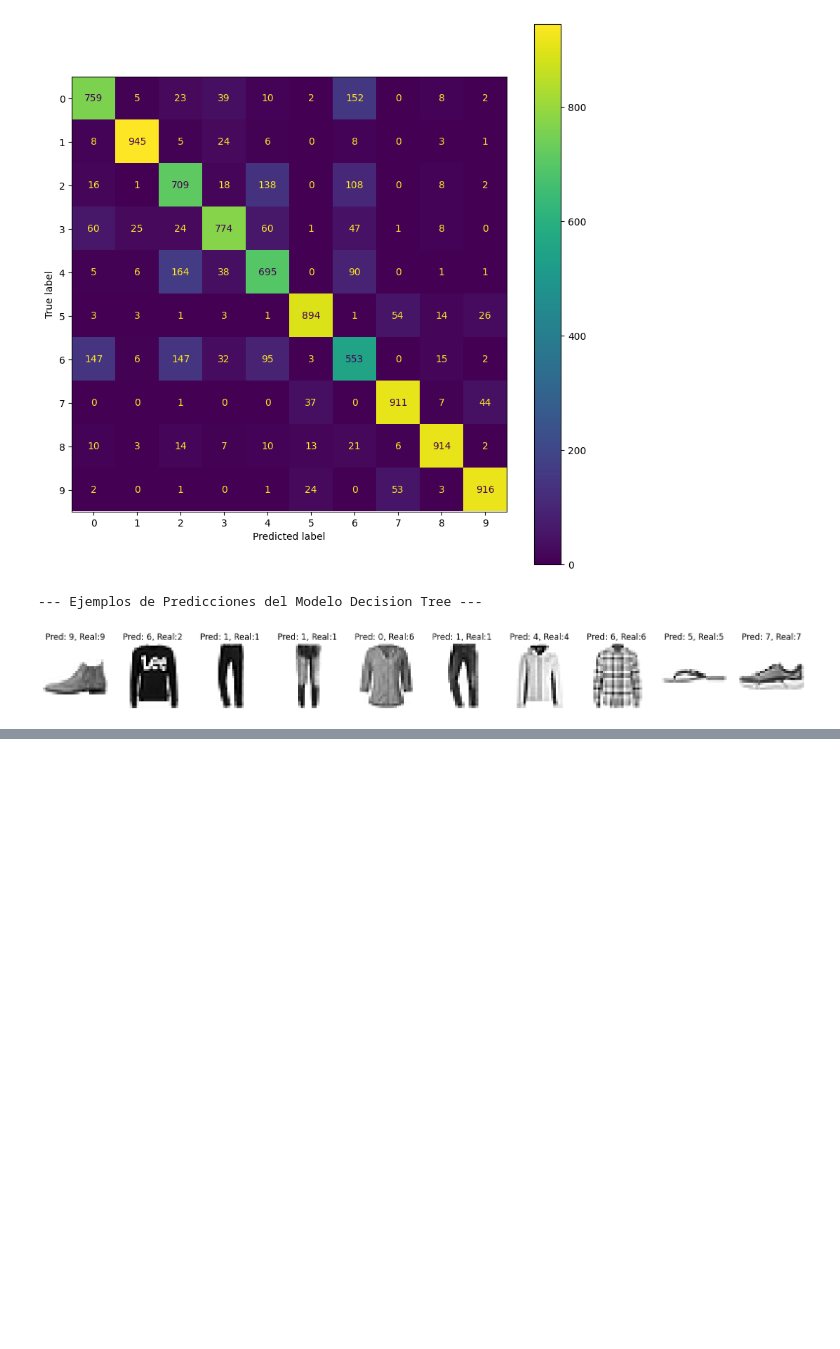
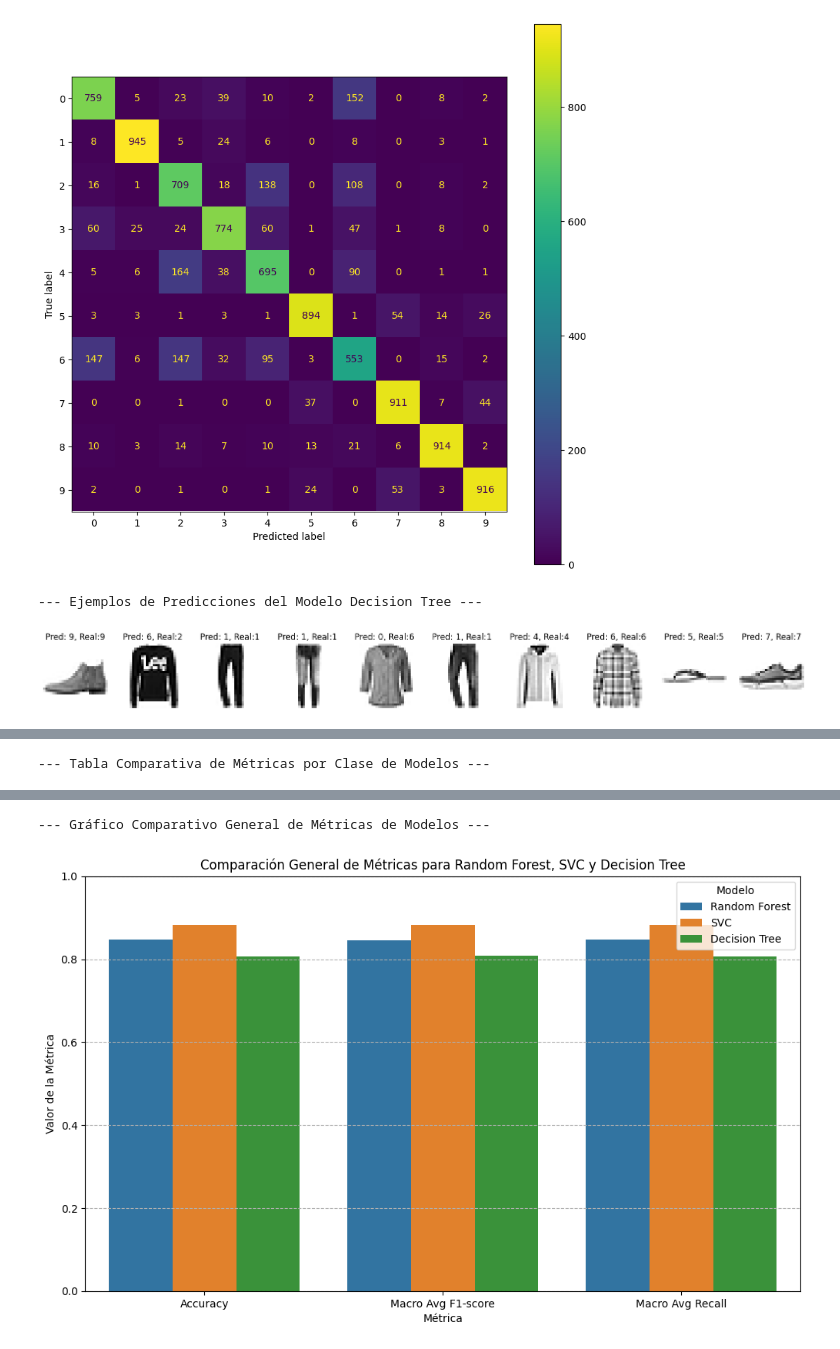
Before and after one commit to jumivega/Maestr-a-en-Inteligencia-Artificial-UEES, a Jupyter notebook: Grupo_3_Caso_Práctico_RF_SVM_Tree_Comparación.ipynb, the cells around one changed output, grey strips where cells are left out. Cells and saved outputs as stored; diff of their text form; code cells hidden in the pictures; blank space fills up the shorter version.

Commit message:
Se incluye apartado para realizar análisis comparativo por clase entre las métricas de los 3 modelos (Random Forest, SVM, Árbol de decisión) y un barplot de comparación.

```diff
--- a/Grupo_3_Caso_Práctico_RF_SVM_Tree_Comparación.ipynb
+++ b/Grupo_3_Caso_Práctico_RF_SVM_Tree_Comparación.ipynb
@@ -940,2 +940,76 @@ Confusion matrix for Decision Tree:
 | 1 | SVC | 0.8828 | 0.8823 | 0.8828 | 0.8823 | 0.8823 | ... |
 | 2 | Decision Tree | 0.8070 | 0.8087 | 0.8070 | 0.8076 | 0.8087 | ... |
+# %%
+# --- Tabla Comparativa de Métricas por Clase ---
+print("\n--- Tabla Comparativa de Métricas por Clase de Modelos ---")
+
+# Extraer reportes de clasificación para cada modelo
+report_rf = metrics.classification_report(y_test, pred_test_rf, output_dict=True)
+report_svm = metrics.classification_report(y_test, pred_test_svm, output_dict=True)
+report_dt = metrics.classification_report(y_test, pred_test_dt, output_dict=True)
+
+# Crear listas para almacenar los datos por clase
+classes = [str(i) for i in range(10)] # Clases de 0 a 9
+metrics_data = []
+
+# Iterar sobre cada clase y extraer las métricas para cada modelo
+for cls in classes:
+    row_data = {
+        'Clase': cls,
+        'RF_Precision': report_rf[cls]['precision'],
+        'RF_Recall': report_rf[cls]['recall'],
+        'RF_F1-score': report_rf[cls]['f1-score'],
+        'SVC_Precision': report_svm[cls]['precision'],
+        'SVC_Recall': report_svm[cls]['recall'],
+        'SVC_F1-score': report_svm[cls]['f1-score'],
+        'DT_Precision': report_dt[cls]['precision'],
+        'DT_Recall': report_dt[cls]['recall'],
+        'DT_F1-score': report_dt[cls]['f1-score']
+    }
+    metrics_data.append(row_data)
+
+# Convertir los datos a un DataFrame de pandas
+comparison_class_df = pd.DataFrame(metrics_data)
+
+# Formatear las columnas numéricas para mejor legibilidad
+numeric_cols = ['RF_Precision', 'RF_Recall', 'RF_F1-score',
+                'SVC_Precision', 'SVC_Recall', 'SVC_F1-score',
+                'DT_Precision', 'DT_Recall', 'DT_F1-score']
+comparison_class_df[numeric_cols] = comparison_class_df[numeric_cols].apply(lambda x: round(x, 4))
+
+# Mostrar la tabla comparativa por clase
+display(comparison_class_df)
+
+# --- Gráfico Comparativo General de Métricas ---
+print("\n--- Gráfico Comparativo General de Métricas de Modelos ---")
+
+# Utilizar el DataFrame comparison_df creado anteriormente (en la celda xQoLz3nr8S8k)
+# Este DataFrame ya contiene las métricas generales (Accuracy, Macro Avg, Weighted Avg)
+
+# Seleccionar las métricas a visualizar en el gráfico general
+# Actualizar la lista de métricas para incluir Accuracy, Macro Avg F1-score y Macro Avg Recall
+metrics_to_plot = ['Accuracy', 'Macro Avg F1-score', 'Macro Avg Recall']
+
+
+# Melt el DataFrame para tener un formato adecuado para seaborn barplot
+comparison_general_melted = comparison_df.melt(
+    id_vars='Modelo',
+    value_vars=metrics_to_plot,
+    var_name='Métrica',
+    value_name='Valor'
+)
+
+# Crear el gráfico de barras comparativo general usando seaborn
+plt.figure(figsize=(12, 7)) # Ajustar el tamaño de la figura
+sns.barplot(x='Métrica', y='Valor', hue='Modelo', data=comparison_general_melted) # Crear el barplot
+plt.title('Comparación General de Métricas para Random Forest, SVC y Decision Tree') # Título del gráfico
+plt.xlabel('Métrica') # Etiqueta del eje X
+plt.ylabel('Valor de la Métrica') # Etiqueta del eje Y
+plt.ylim(0, 1) # Establecer el límite del eje Y entre 0 y 1 para métricas
+plt.legend(title='Modelo') # Mostrar la leyenda
+plt.grid(axis='y', linestyle='--') # Añadir una cuadrícula en el eje Y
+plt.show() # Mostrar el gráfico
+
+# Puedes modificar 'metrics_to_plot' para incluir otras métricas generales si lo deseas.
+# %% [output]
+--- Tabla Comparativa de Métricas por Clase de Modelos ---
@@ -941,0 +1027,2 @@ Confusion matrix for Decision Tree:
+--- Gráfico Comparativo General de Métricas de Modelos ---
+[figure, added]
```
Also changed, not shown: parts of 3 cells of this notebook.
